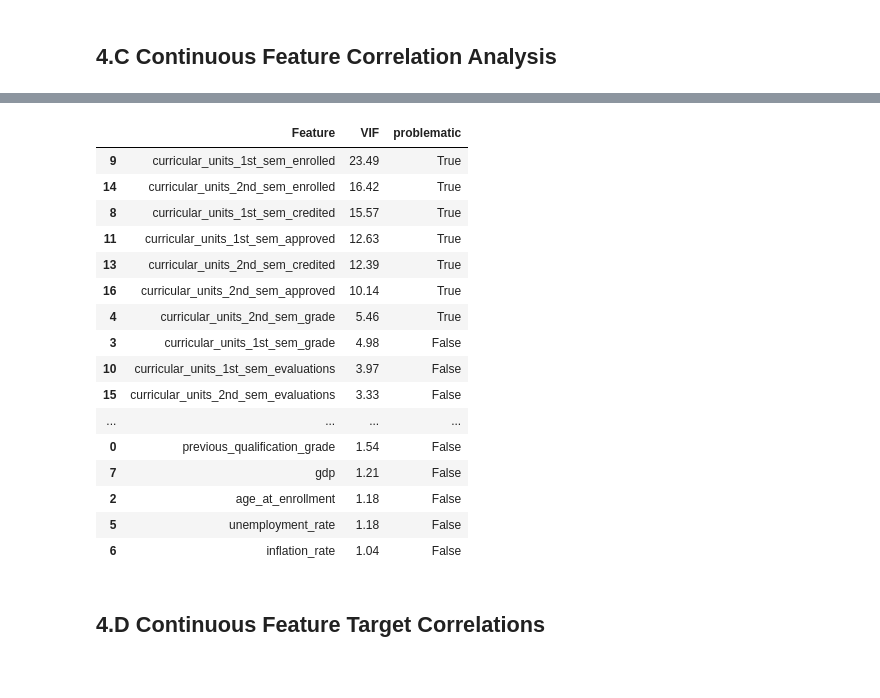
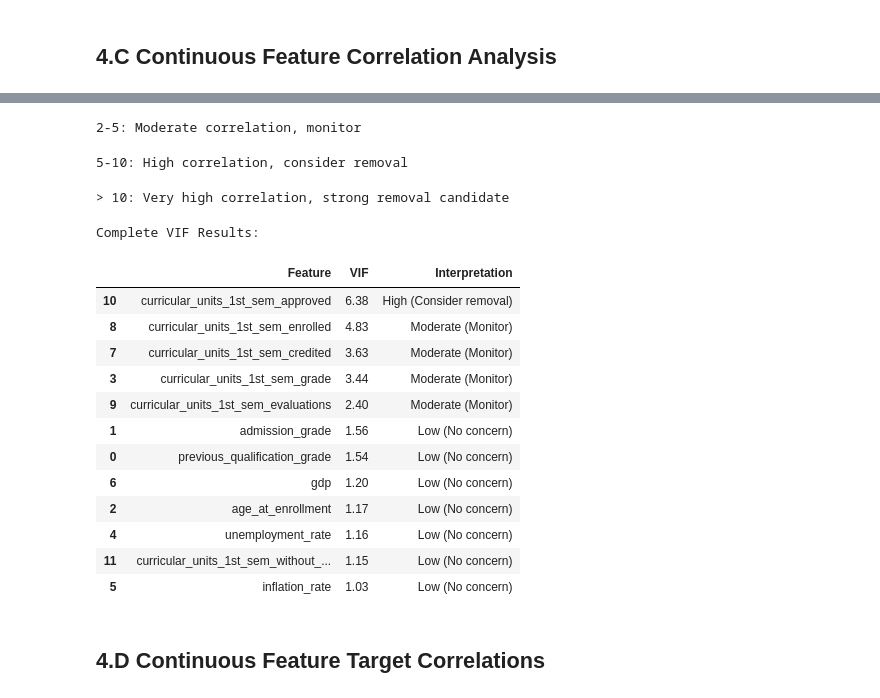
Before and after one commit to cwfmoore/msc_ai_module, a Jupyter notebook: eda.ipynb, the cells around one changed output, grey strips where cells are left out. Cells and saved outputs as stored; diff of their text form; code cells hidden in the pictures.

```diff
--- a/eda.ipynb
+++ b/eda.ipynb
@@ -170,8 +244,22 @@ marital_status,
 #### Continuous Features
 # %%
 continuous_features = config.get('dataset_features', {}).get('continuous_features', [])
+
+# Remove any features that were already dropped from dataset
+continuous_features = [f for f in continuous_features if f not in REMOVED_FEATURES]
+
+# Fall back to auto-detection if config missing or incomplete
+if not continuous_features:
+    print("⚠️  No continuous features in config, auto-detecting...")
+    # Get numeric columns and exclude target_binary (now that it exists)
+    numeric_cols = df_dataset.select_dtypes(include=[np.number]).columns
+    continuous_features = [col for col in numeric_cols if col != 'target_binary']
+
 all_present = all(feature in df_dataset.columns for feature in continuous_features)
-if not all_present or continuous_features == []:
-    raise ValueError("Continuous features not found in dataset or not defined in config.toml")
-tools.print_message('info', 'Continuous features', format_dict={'number of continuous features': len(continuous_features), 'all present': all_present})
+if not all_present:
+    missing = [f for f in continuous_features if f not in df_dataset.columns]
+    print(f"⚠️  Missing features: {missing}")
+    continuous_features = [f for f in continuous_features if f in df_dataset.columns]
+
+tools.print_message('info', 'Continuous features', format_dict={'number of continuous features': len(continuous_features), 'auto-detected': len(config.get('dataset_features', {}).get('continuous_features', [])) == 0})
 # %% [output]
@@ -551,6 +662,6 @@ Highly correlated pairs (>0.8):
 # %%
 def check_vif(df_dataset, continuous_features):
-    """ Check Variance Inflation Factor (VIF) for multicollinearity in continuous features."""
+    """Check Variance Inflation Factor (VIF) with contextual interpretation"""
 
     # Add constant and calculate VIF
     vif_data = add_constant(df_dataset[continuous_features].dropna())
@@ -564,12 +675,30 @@ def check_vif(df_dataset, continuous_features):
 
     # Create DataFrame and sort by VIF descending
     vif_df = pd.DataFrame(vif_results).sort_values('VIF', ascending=False)
-    vif_df['problematic'] = vif_df['VIF'] > 5  # Mark problematic features
+
+    # Add contextual interpretation instead of arbitrary threshold
+    def interpret_vif(vif_score):
+        if vif_score < 2:
+            return "Low (No concern)"
+        elif vif_score < 5:
+            return "Moderate (Monitor)"
+        elif vif_score < 10:
+            return "High (Consider removal)"
+        else:
+            return "Very High (Remove)"
+
+    vif_df['Interpretation'] = vif_df['VIF'].apply(interpret_vif)
+
+    print("VIF Analysis with Contextual Interpretation:")
+    print("< 2: No multicollinearity concern")
+    print("2-5: Moderate correlation, monitor")
+    print("5-10: High correlation, consider removal")
+    print("> 10: Very high correlation, strong removal candidate\n")
 
     return vif_df
 
-# Usage
+# Update the function call
 problematic_vif = check_vif(df_dataset, continuous_features)
-print("\nComplete VIF Results:")
+print("Complete VIF Results:")
 problematic_vif
 # %% [output]
@@ -577,20 +707,20 @@ Complete VIF Results:
+2-5: Moderate correlation, monitor
+5-10: High correlation, consider removal
+> 10: Very high correlation, strong removal candidate
+Complete VIF Results:
-|  | Feature | VIF | problematic |
-| 9 | curricular_units_1st_sem_enrolled | 23.49 | True |
-| 14 | curricular_units_2nd_sem_enrolled | 16.42 | True |
-| 8 | curricular_units_1st_sem_credited | 15.57 | True |
-| 11 | curricular_units_1st_sem_approved | 12.63 | True |
-| 13 | curricular_units_2nd_sem_credited | 12.39 | True |
-| 16 | curricular_units_2nd_sem_approved | 10.14 | True |
-| 4 | curricular_units_2nd_sem_grade | 5.46 | True |
-| 3 | curricular_units_1st_sem_grade | 4.98 | False |
-| 10 | curricular_units_1st_sem_evaluations | 3.97 | False |
-| 15 | curricular_units_2nd_sem_evaluations | 3.33 | False |
-| ... | ... | ... | ... |
-| 0 | previous_qualification_grade | 1.54 | False |
-| 7 | gdp | 1.21 | False |
-| 2 | age_at_enrollment | 1.18 | False |
-| 5 | unemployment_rate | 1.18 | False |
-| 6 | inflation_rate | 1.04 | False |
+|  | Feature | VIF | Interpretation |
+| 10 | curricular_units_1st_sem_approved | 6.38 | High (Consider removal) |
+| 8 | curricular_units_1st_sem_enrolled | 4.83 | Moderate (Monitor) |
+| 7 | curricular_units_1st_sem_credited | 3.63 | Moderate (Monitor) |
+| 3 | curricular_units_1st_sem_grade | 3.44 | Moderate (Monitor) |
+| 9 | curricular_units_1st_sem_evaluations | 2.40 | Moderate (Monitor) |
+| 1 | admission_grade | 1.56 | Low (No concern) |
+| 0 | previous_qualification_grade | 1.54 | Low (No concern) |
+| 6 | gdp | 1.20 | Low (No concern) |
+| 2 | age_at_enrollment | 1.17 | Low (No concern) |
+| 4 | unemployment_rate | 1.16 | Low (No concern) |
+| 11 | curricular_units_1st_sem_without_... | 1.15 | Low (No concern) |
+| 5 | inflation_rate | 1.03 | Low (No concern) |
 # %% [markdown]
 ## 4.D Continuous Feature Target Correlations
 # %%
```
Also changed, not shown: parts of 35 cells of this notebook, 5 other files.
